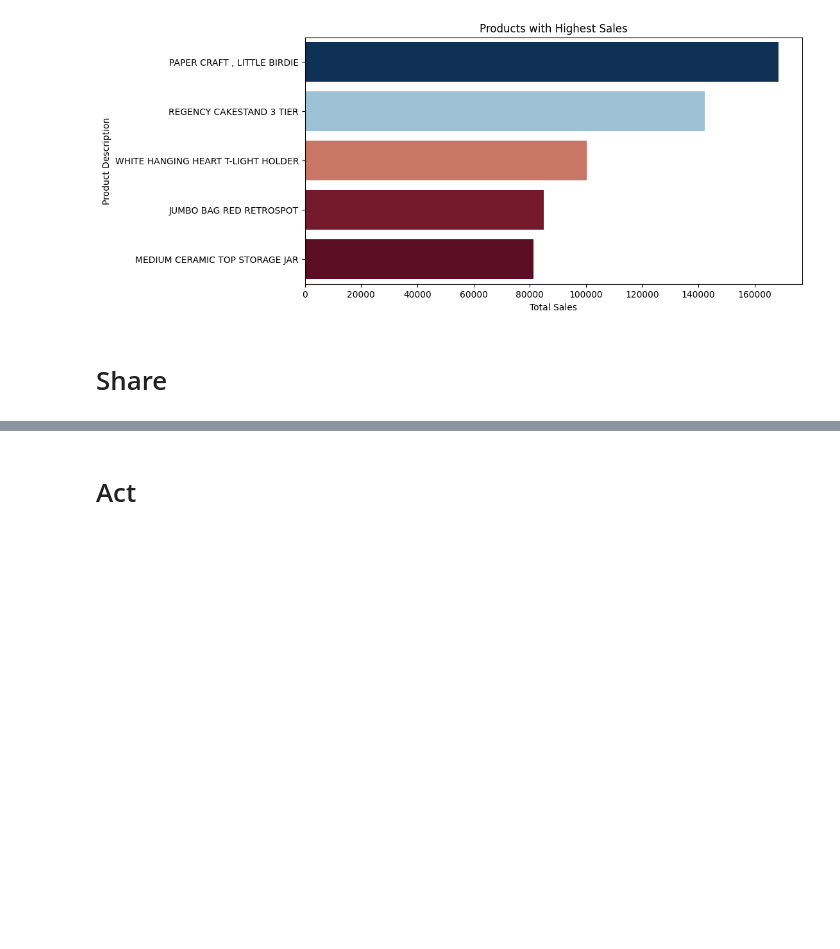
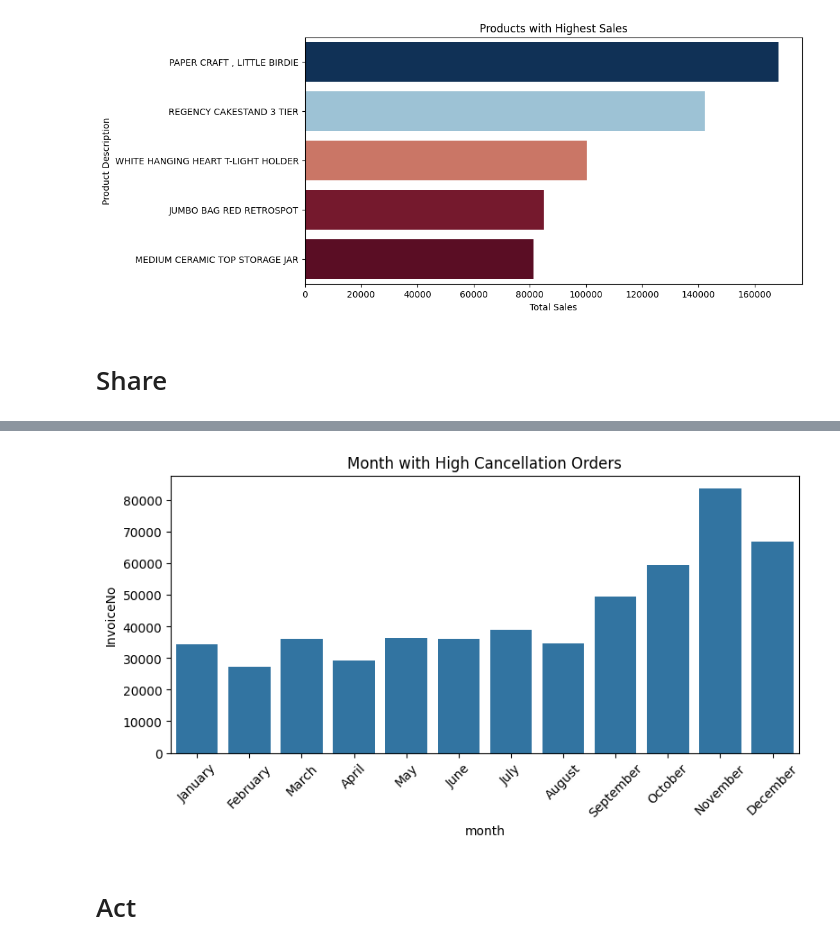
Before and after one commit to jack2000-dev/CLV-business-analysis, a Jupyter notebook: notebooks/main.ipynb, the cells around one changed output, grey strips where cells are left out. Saved outputs shown, nothing was run; the diff lists cells and outputs as text; code cells hidden in the pictures; blank space fills up the shorter version.

```diff
--- a/notebooks/main.ipynb
+++ b/notebooks/main.ipynb
@@ -496,2 +610,14 @@ Text(0, 0.5, 'Product Description')
+# %%
+plt.figure(figsize=(9, 4))
+sns.barplot(
+    data=data_month_cancel,
+    x='month',
+    y='InvoiceNo'
+)
+plt.title('Month with High Cancellation Orders')
+plt.xticks(rotation=45)
+plt.show()
+# %% [output]
+[figure, added]
 # %% [markdown]
 # Act
```
Also changed, not shown: parts of 18 cells of this notebook.
